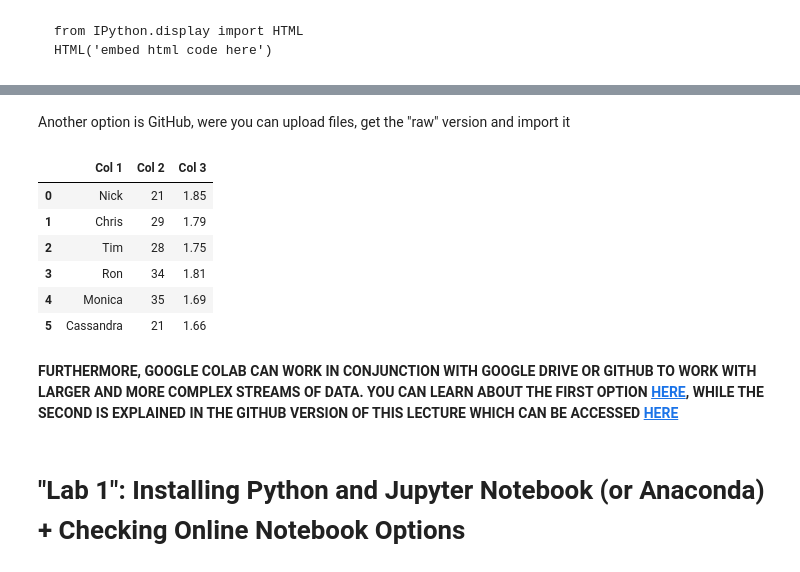
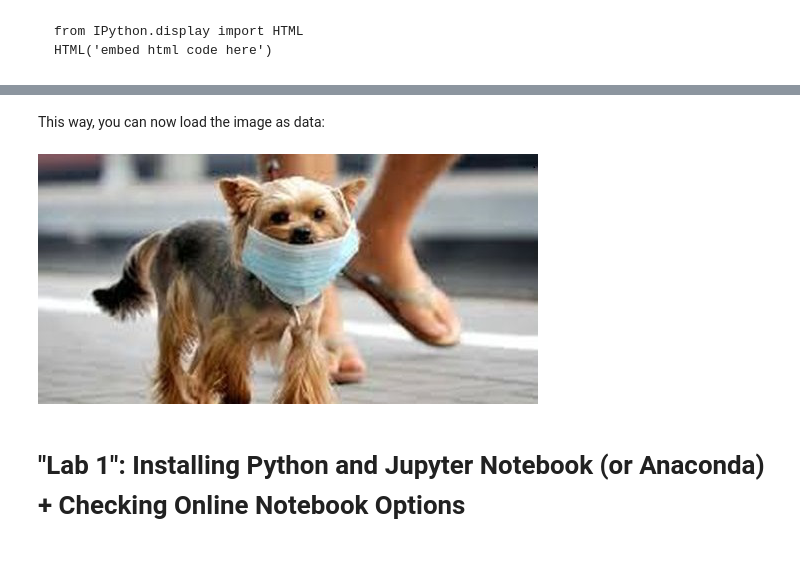
Before and after one commit to carlosfmorenog/CMM536, a Jupyter notebook: CMM536_Topic_1/CMM536_T1_Lec.ipynb, the cells around one changed output, grey strips where cells are left out. Saved outputs shown, nothing was run; the diff lists cells and outputs as text; code cells hidden in the pictures.

```diff
--- a/CMM536_Topic_1/CMM536_T1_Lec.ipynb
+++ b/CMM536_Topic_1/CMM536_T1_Lec.ipynb
@@ -161,17 +131,10 @@ data_dropbox
-# %% [markdown]
-Another option is GitHub, were you can upload files, get the "raw" version and import it
-# %%
-data_git = pd.read_csv('https://raw.githubusercontent.com/carlosfmorenog/CMM536/master/CMM536_Week_1/data.csv')
-data_git
-# %% [output]
-|  | Col 1 | Col 2 | Col 3 |
-| 0 | Nick | 21 | 1.85 |
-| 1 | Chris | 29 | 1.79 |
-| 2 | Tim | 28 | 1.75 |
-| 3 | Ron | 34 | 1.81 |
-| 4 | Monica | 35 | 1.69 |
-| 5 | Cassandra | 21 | 1.66 |
-# %% [markdown]
-**FURTHERMORE, GOOGLE COLAB CAN WORK IN CONJUNCTION WITH GOOGLE DRIVE OR GITHUB TO WORK WITH LARGER AND MORE COMPLEX STREAMS OF DATA. YOU CAN LEARN ABOUT THE FIRST OPTION [HERE](https://lalorosas.com/blog/github-colab-drive), WHILE THE SECOND IS EXPLAINED IN THE GITHUB VERSION OF THIS LECTURE WHICH CAN BE ACCESSED [HERE](https://github.com/carlosfmorenog/CMM536/blob/master/CMM536_Week_1/CMM536_W1_Lec.ipynb)**
+# %% [markdown]
+This way, you can now load the image as data:
+# %%
+from PIL import Image
+im = Image.open("/content/CMM536/CMM536_Topic_1/test.jpg")
+im
+# %% [output]
+[figure, added]
 # %% [markdown]
 # "Lab 1": Installing Python and Jupyter Notebook (or Anaconda) + Checking Online Notebook Options
```
Also changed, not shown: parts of 18 cells of this notebook.
